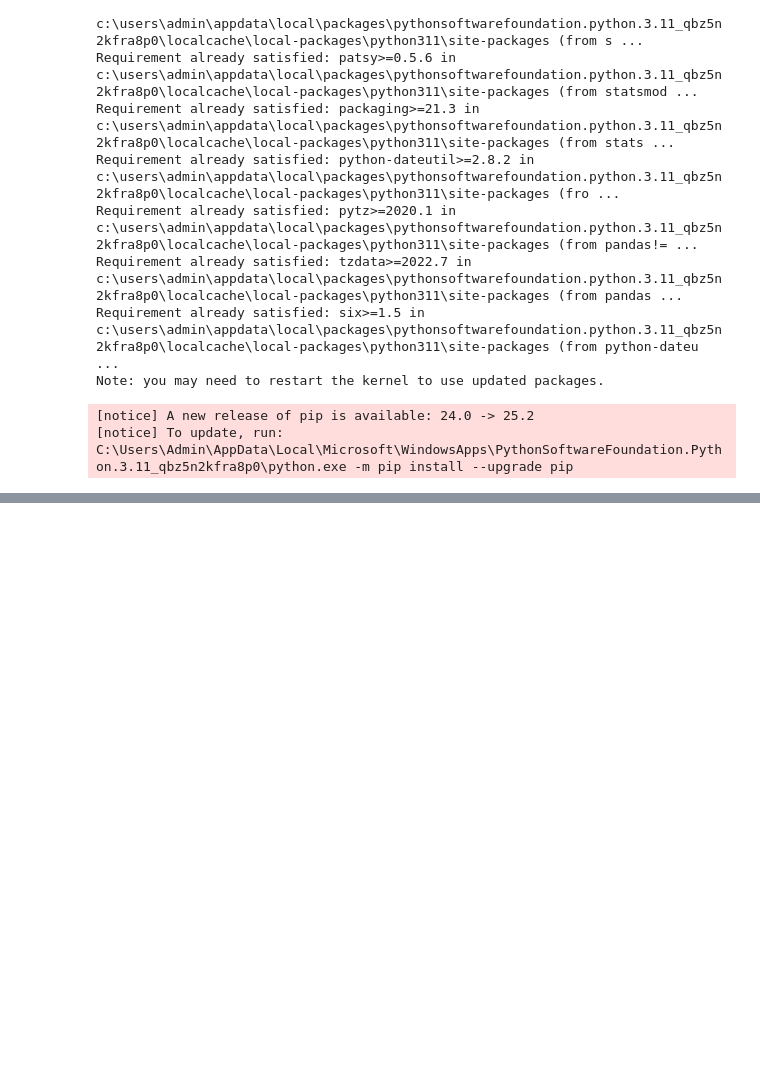
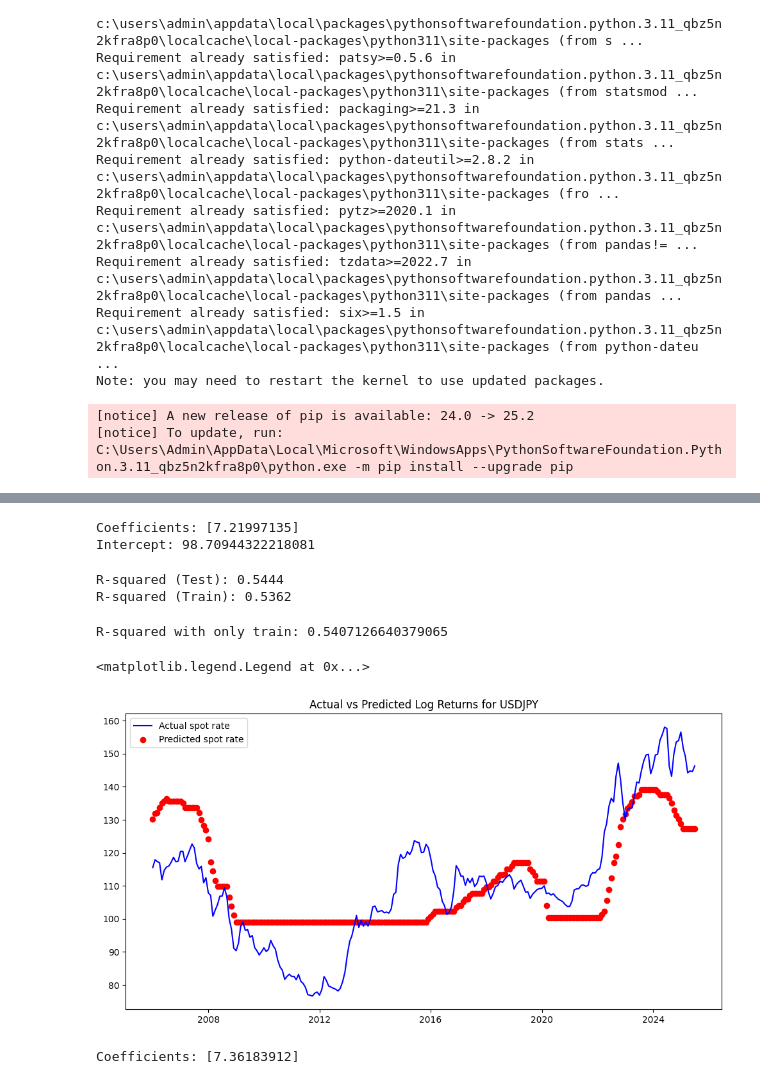
Before and after one commit to Adnan-Anwar-Data-enthusiast/Currency-speculation, a Jupyter notebook: 1. Data cleaning and formatting.ipynb, the cells around one changed output, grey strips where cells are left out. Cells and saved outputs as stored; diff of their text form; code cells hidden in the pictures; blank space fills up the shorter version.

```diff
--- a/1. Data cleaning and formatting.ipynb
+++ b/1. Data cleaning and formatting.ipynb
@@ -630,0 +615,60 @@ NameError: name 'Y' is not defined
+# %%
+x_ir = x_ir['Interest diff USDJPY long']
+x_ir = x_ir.astype(float) #ENsure the data is in float format for regression analysis
+x_ir = np.array(x_ir).reshape(-1, 1)  # Reshape for regression analysis
+
+y_fx = y_fx['USDJPY_20Y']
+y_fx = y_fx.astype(float) #Ensure the data is in float format for regression analysis
+y_fx = y_fx.round(2)
+
+# Prepare the data for regression analysis
+x_ir_train, x_ir_test, y_fx_train, y_fx_test = train_test_split(x_ir, y_fx, test_size=0.2, random_state=1)
+model = LinearRegression()
+model.fit(x_ir_train, y_fx_train)
+y_predict = model.predict(x_ir_test)
+
+print("Coefficients:", model.coef_)
+print("Intercept:", model.intercept_)
+# Calculate R-squared for test and train sets
+r_squared_test = model.score(x_ir_test, y_fx_test)
+r_squared_train = model.score(x_ir_train, y_fx_train)
+# %% [output]
+Coefficients: [7.21997135]
+Intercept: 98.70944322218081
+# %%
+
+r_squared_test = model.score(x_ir_test, y_fx_test)
+r_squared_train = model.score(x_ir_train, y_fx_train)
+
+print(f"R-squared (Test): {r_squared_test:.4f}")
+print(f"R-squared (Train): {r_squared_train:.4f}")
+
+#the R^2 value tells us the percentage of the dependent variable (exchnage rate) being predicted by the independent variable (interest differential)
+# %% [output]
+R-squared (Test): 0.5444
+R-squared (Train): 0.5362
+# %%
+#the case without splitting the data
+model = LinearRegression()
+model.fit(x_ir, y_fx)
+y_predict = model.predict(x_ir)
+
+print(f'R-squared with only train: {model.score(x_ir, y_fx)}')
+# %% [output]
+R-squared with only train: 0.5407126640379065
+# %%
+#lets plot the actual vs predicted
+plt.figure(figsize=(12, 6))
+plt.plot(merged_df_month_year['month-year'], y_fx, label='Actual spot rate', color='blue')
+plt.scatter(merged_df_month_year['month-year'], model.predict(x_ir), label='Predicted spot rate', color='red')
+plt.title('Actual vs Predicted Log Returns for USDJPY')
+plt.legend()
+# %% [output]
+<matplotlib.legend.Legend at 0x...>
+[figure, added]
+# %%
+#getting the coefficients
+coefficients = model.coef_
+print("Coefficients:", coefficients)
+# %% [output]
+Coefficients: [7.36183912]
```
Also changed, not shown: parts of 8 cells of this notebook, 2 other files.
